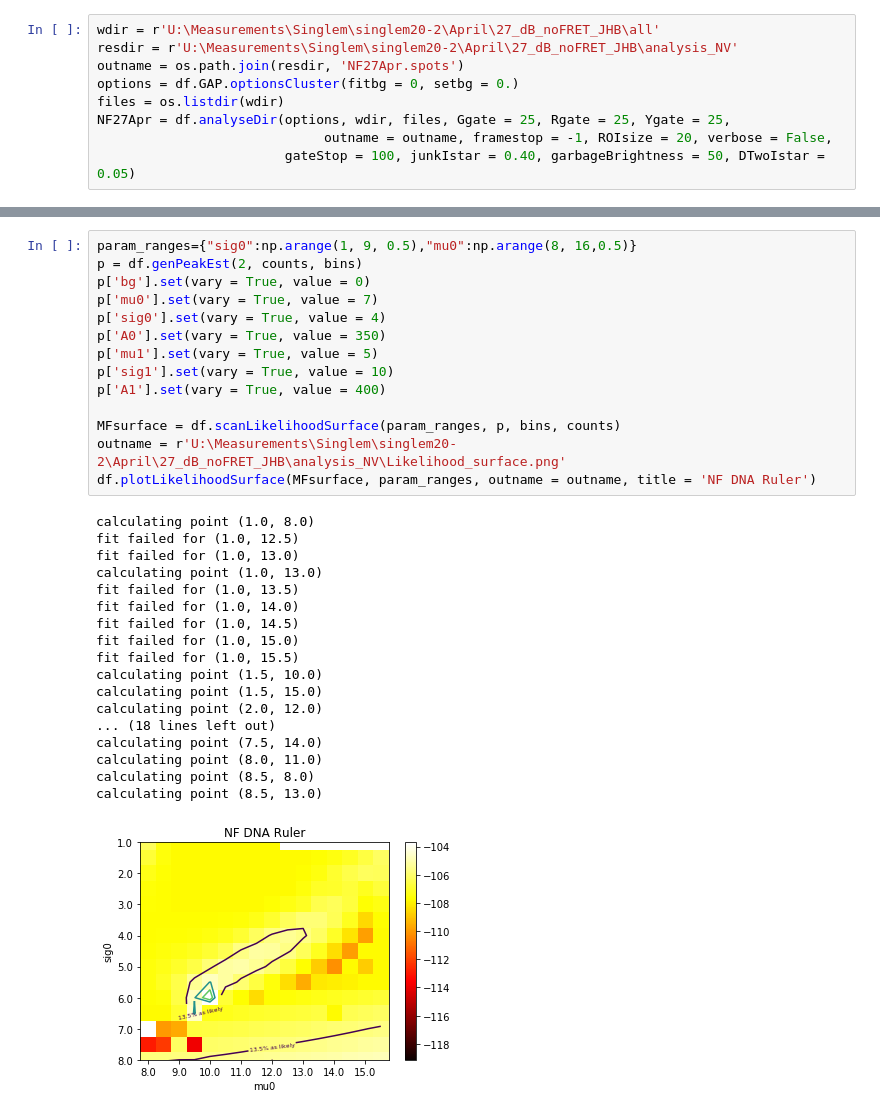
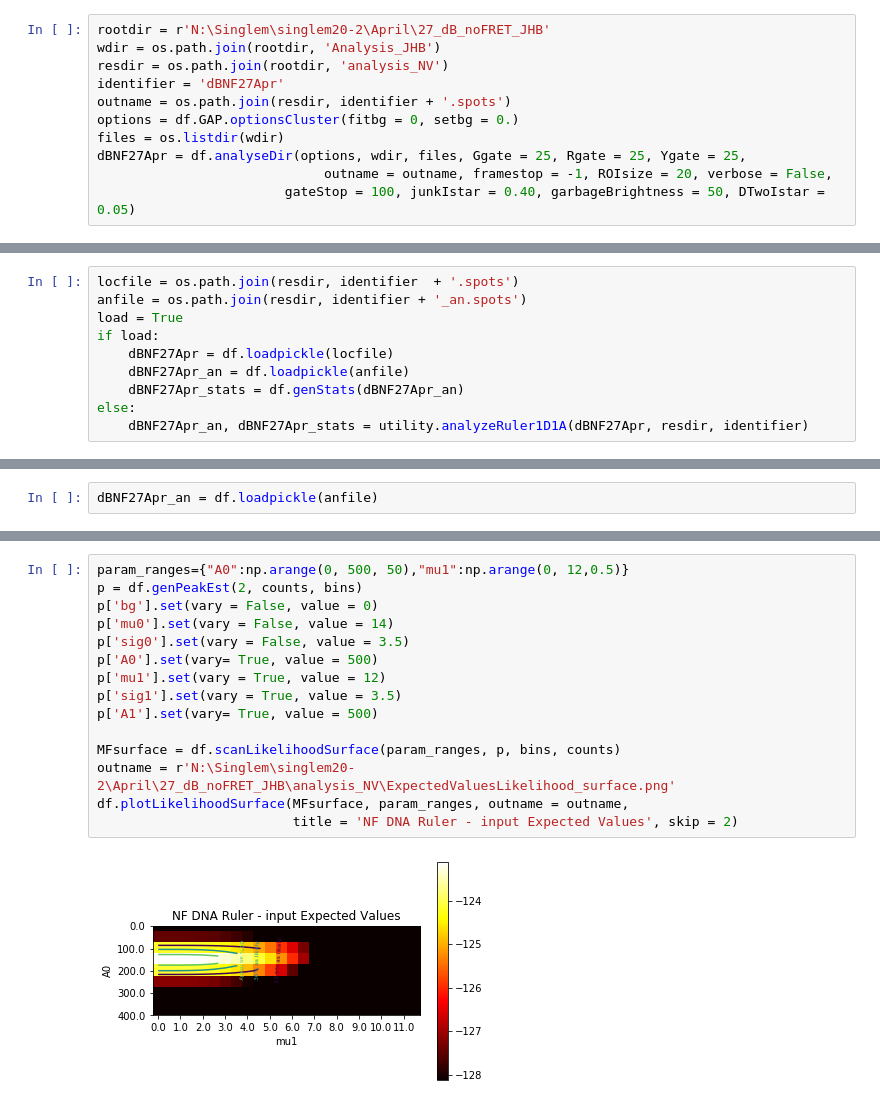
Before and after one commit to Fluorescence-Tools/Seidel, a Jupyter notebook: analysisNotebooks/2020Q2/200427_NF_DNARuler.ipynb, the cells around one changed output, grey strips where cells are left out. Drawn from its saved outputs; the diff is of its cells as text.

Commit message:
committing all tracked files since April, should have done in prev. commit

```diff
--- a/analysisNotebooks/2020Q2/200427_NF_DNARuler.ipynb
+++ b/analysisNotebooks/2020Q2/200427_NF_DNARuler.ipynb
@@ -16,10 +11,12 @@ creating folder
 # %%
-wdir = r'U:\Measurements\Singlem\singlem20-2\April\27_dB_noFRET_JHB\all'
-resdir = r'U:\Measurements\Singlem\singlem20-2\April\27_dB_noFRET_JHB\analysis_NV'
-outname = os.path.join(resdir, 'NF27Apr.spots')
+rootdir = r'N:\Singlem\singlem20-2\April\27_dB_noFRET_JHB'
+wdir = os.path.join(rootdir, 'Analysis_JHB')
+resdir = os.path.join(rootdir, 'analysis_NV')
+identifier = 'dBNF27Apr'
+outname = os.path.join(resdir, identifier + '.spots')
 options = df.GAP.optionsCluster(fitbg = 0, setbg = 0.)
 files = os.listdir(wdir)
-NF27Apr = df.analyseDir(options, wdir, files, Ggate = 25, Rgate = 25, Ygate = 25,
+dBNF27Apr = df.analyseDir(options, wdir, files, Ggate = 25, Rgate = 25, Ygate = 25,
                              outname = outname, framestop = -1, ROIsize = 20, verbose = False,
                         gateStop = 100, junkIstar = 0.40, garbageBrightness = 50, DTwoIstar = 0.05)
 # %% [output]
@@ -68,0 +65,10 @@ saving FRET indicators to disc for Margarita
+# %%
+locfile = os.path.join(resdir, identifier  + '.spots')
+anfile = os.path.join(resdir, identifier + '_an.spots')
+load = True
+if load:
+    dBNF27Apr = df.loadpickle(locfile)
+    dBNF27Apr_an = df.loadpickle(anfile)
+    dBNF27Apr_stats = df.genStats(dBNF27Apr_an)
+else:
+    dBNF27Apr_an, dBNF27Apr_stats = utility.analyzeRuler1D1A(dBNF27Apr, resdir, identifier)
@@ -69 +83,3 @@ saving FRET indicators to disc for Margarita
+# %%
+dBNF27Apr_an = df.loadpickle(anfile)
 # %%
@@ -189,33 +369,17 @@ Variables
 # %%
-param_ranges={"sig0":np.arange(1, 9, 0.5),"mu0":np.arange(8, 16,0.5)}
+param_ranges={"A0":np.arange(0, 500, 50),"mu1":np.arange(0, 12,0.5)}
 p = df.genPeakEst(2, counts, bins)
-p['bg'].set(vary = True, value = 0)
-p['mu0'].set(vary = True, value = 7)
-p['sig0'].set(vary = True, value = 4)
-p['A0'].set(vary = True, value = 350)
-p['mu1'].set(vary = True, value = 5)
-p['sig1'].set(vary = True, value = 10)
-p['A1'].set(vary = True, value = 400)
+p['bg'].set(vary = False, value = 0)
+p['mu0'].set(vary = False, value = 14)
+p['sig0'].set(vary = False, value = 3.5)
+p['A0'].set(vary= True, value = 500)
+p['mu1'].set(vary = True, value = 12)
+p['sig1'].set(vary = True, value = 3.5)
+p['A1'].set(vary= True, value = 500)
 
 MFsurface = df.scanLikelihoodSurface(param_ranges, p, bins, counts)
-outname = r'U:\Measurements\Singlem\singlem20-2\April\27_dB_noFRET_JHB\analysis_NV\Likelihood_surface.png'
-df.plotLikelihoodSurface(MFsurface, param_ranges, outname = outname, title = 'NF DNA Ruler')
+outname = r'N:\Singlem\singlem20-2\April\27_dB_noFRET_JHB\analysis_NV\ExpectedValuesLikelihood_surface.png'
+df.plotLikelihoodSurface(MFsurface, param_ranges, outname = outname,
+                         title = 'NF DNA Ruler - input Expected Values', skip = 2)
 # %% [output]
-calculating point (1.0, 8.0)
-fit failed for (1.0, 12.5)
-fit failed for (1.0, 13.0)
-calculating point (1.0, 13.0)
-fit failed for (1.0, 13.5)
-fit failed for (1.0, 14.0)
-fit failed for (1.0, 14.5)
-fit failed for (1.0, 15.0)
-fit failed for (1.0, 15.5)
-calculating point (1.5, 10.0)
-calculating point (1.5, 15.0)
-calculating point (2.0, 12.0)
-... (18 lines left out)
-calculating point (7.5, 14.0)
-calculating point (8.0, 11.0)
-calculating point (8.5, 8.0)
-calculating point (8.5, 13.0)
-[figure, old version]
+[figure, new version]
```
Also changed, not shown: parts of 11 cells of this notebook, 57 other files.
